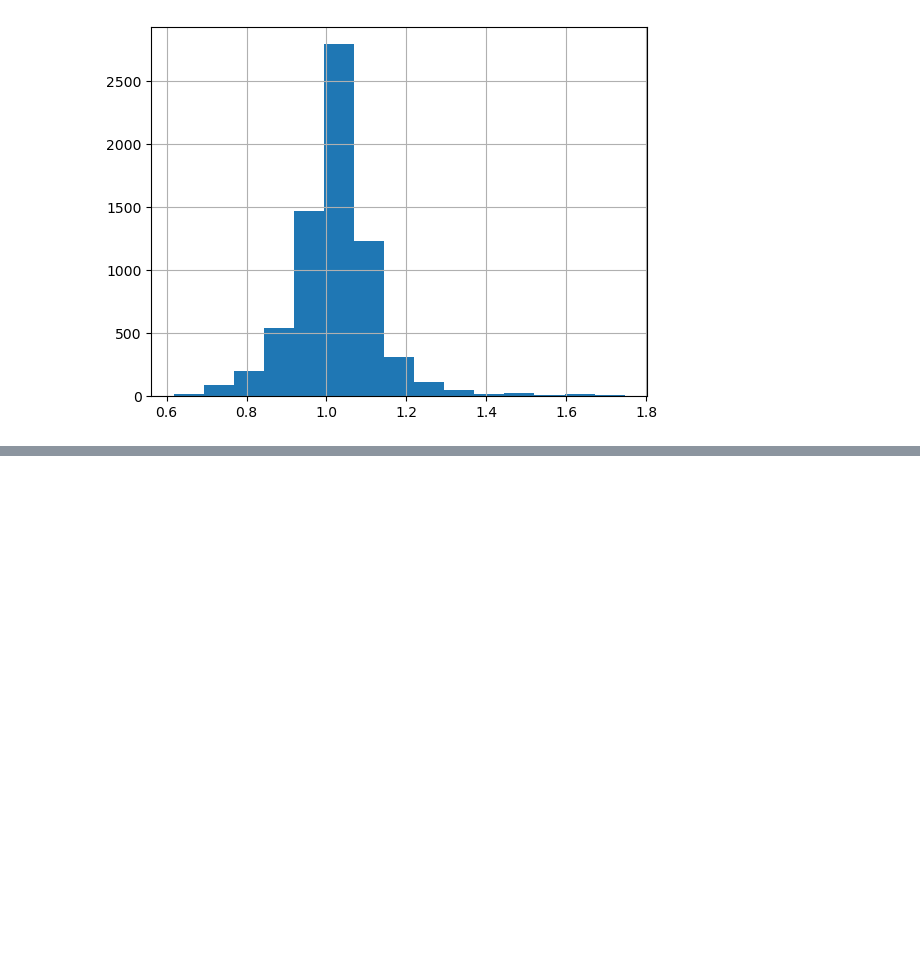
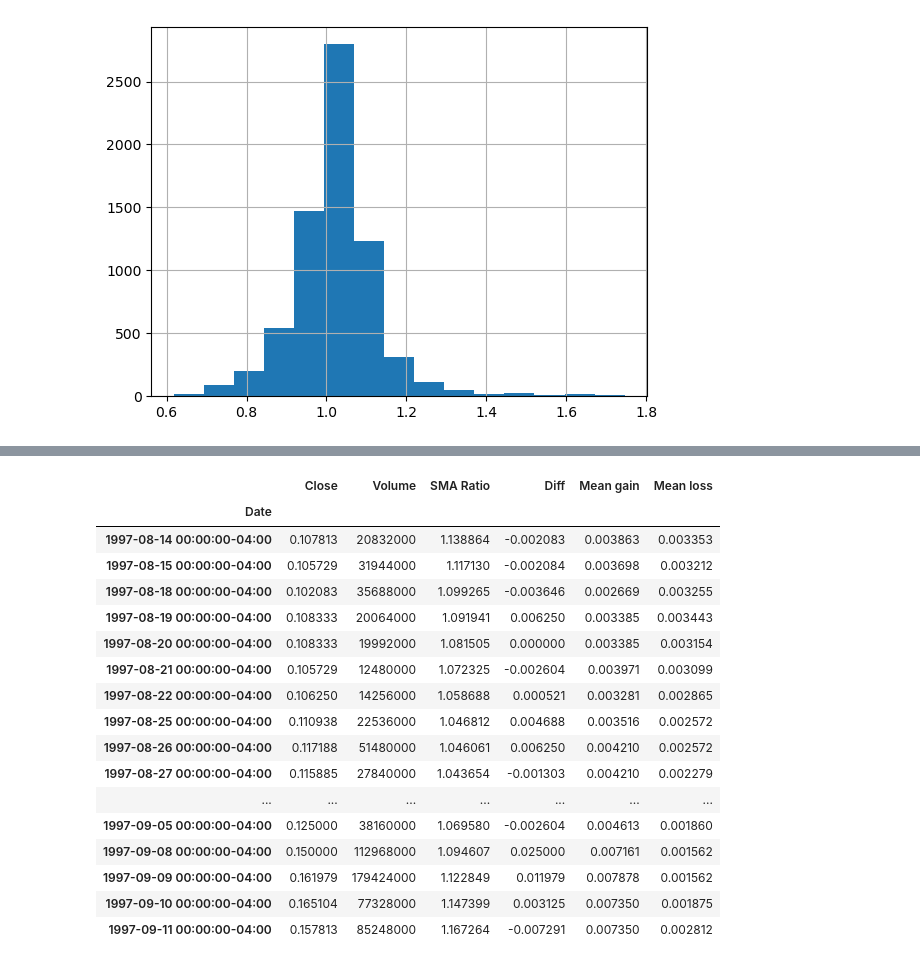
Before and after one commit to joeyallen1/RL_Trading, a Jupyter notebook: Trading.ipynb, the cells around one changed output, grey strips where cells are left out. Saved outputs shown, nothing was run; the diff lists cells and outputs as text; code cells hidden in the pictures; blank space fills up the shorter version.

```diff
--- a/Trading.ipynb
+++ b/Trading.ipynb
@@ -157,0 +209,24 @@ amzn_df['SMA Ratio'].hist(bins=15)
+# %%
+amzn_df['Mean gain'] = amzn_df['Diff'].rolling(window=14).apply(lambda x: x[x > 0].mean())
+amzn_df['Mean loss'] = amzn_df['Diff'].rolling(window=14).apply(lambda x: abs(x[x <= 0].mean()))
+amzn_df.dropna(inplace=True)
+amzn_df.head(20)
+# %% [output]
+|  | Close | Volume | SMA Ratio | Diff | Mean gain | Mean loss |
+| Date |  |  |  |  |  |  |
+| 1997-08-14 00:00:00-04:00 | 0.107813 | 20832000 | 1.138864 | -0.002083 | 0.003863 | 0.003353 |
+| 1997-08-15 00:00:00-04:00 | 0.105729 | 31944000 | 1.117130 | -0.002084 | 0.003698 | 0.003212 |
+| 1997-08-18 00:00:00-04:00 | 0.102083 | 35688000 | 1.099265 | -0.003646 | 0.002669 | 0.003255 |
+| 1997-08-19 00:00:00-04:00 | 0.108333 | 20064000 | 1.091941 | 0.006250 | 0.003385 | 0.003443 |
+| 1997-08-20 00:00:00-04:00 | 0.108333 | 19992000 | 1.081505 | 0.000000 | 0.003385 | 0.003154 |
+| 1997-08-21 00:00:00-04:00 | 0.105729 | 12480000 | 1.072325 | -0.002604 | 0.003971 | 0.003099 |
+| 1997-08-22 00:00:00-04:00 | 0.106250 | 14256000 | 1.058688 | 0.000521 | 0.003281 | 0.002865 |
+| 1997-08-25 00:00:00-04:00 | 0.110938 | 22536000 | 1.046812 | 0.004688 | 0.003516 | 0.002572 |
+| 1997-08-26 00:00:00-04:00 | 0.117188 | 51480000 | 1.046061 | 0.006250 | 0.004210 | 0.002572 |
+| 1997-08-27 00:00:00-04:00 | 0.115885 | 27840000 | 1.043654 | -0.001303 | 0.004210 | 0.002279 |
+| ... | ... | ... | ... | ... | ... | ... |
+| 1997-09-05 00:00:00-04:00 | 0.125000 | 38160000 | 1.069580 | -0.002604 | 0.004613 | 0.001860 |
+| 1997-09-08 00:00:00-04:00 | 0.150000 | 112968000 | 1.094607 | 0.025000 | 0.007161 | 0.001562 |
+| 1997-09-09 00:00:00-04:00 | 0.161979 | 179424000 | 1.122849 | 0.011979 | 0.007878 | 0.001562 |
+| 1997-09-10 00:00:00-04:00 | 0.165104 | 77328000 | 1.147399 | 0.003125 | 0.007350 | 0.001875 |
+| 1997-09-11 00:00:00-04:00 | 0.157813 | 85248000 | 1.167264 | -0.007291 | 0.007350 | 0.002812 |
```
Also changed, not shown: parts of 17 cells of this notebook.
